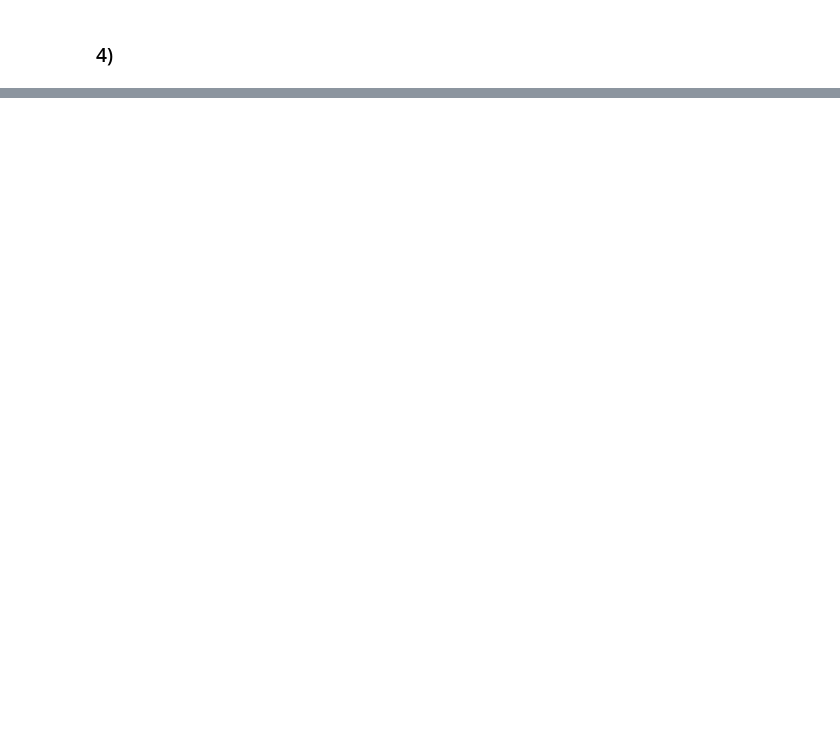
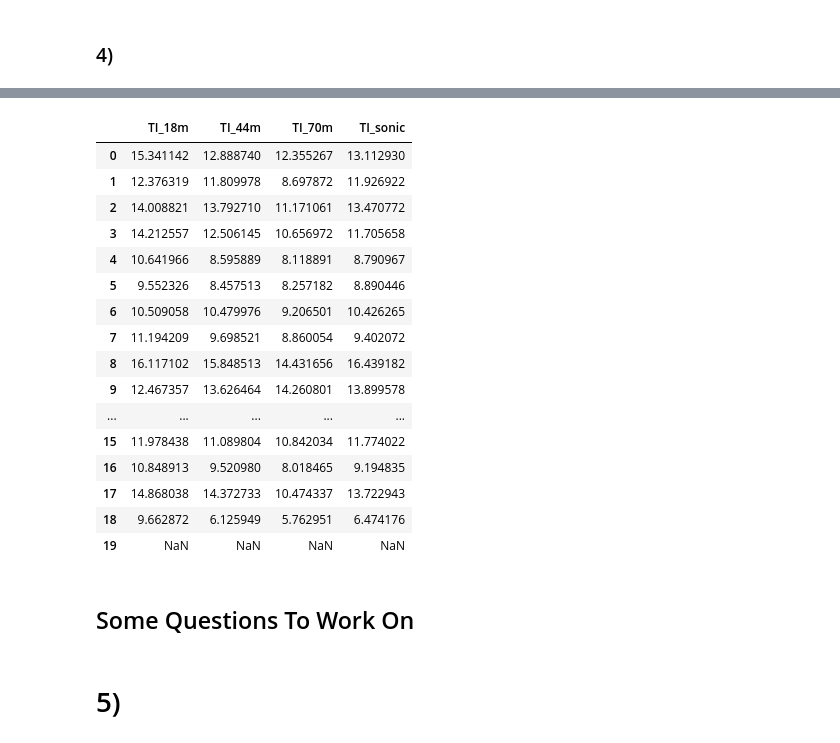
Before and after one commit to AlexDelBarco/WTMT, a Jupyter notebook: Lecture3/Data_Management_Class_Exercise_Start.ipynb, the cells around one changed output, grey strips where cells are left out. Cells and saved outputs as stored; diff of their text form; code cells hidden in the pictures; blank space fills up the shorter version.

```diff
--- a/Lecture3/Data_Management_Class_Exercise_Start.ipynb
+++ b/Lecture3/Data_Management_Class_Exercise_Start.ipynb
@@ -282,0 +362,30 @@ tryingm
+# %%
+WindData_10TI = pd.DataFrame(index=WindData_10std.index)
+WindData_10TI['TI_18m'] = (WindData_10std['Wsp_18m'] / WindData_10mean['Wsp_18m']) * 100
+WindData_10TI['TI_44m'] = (WindData_10std['Wsp_44m'] / WindData_10mean['Wsp_44m']) * 100
+WindData_10TI['TI_70m'] = (WindData_10std['Wsp_70m'] / WindData_10mean['Wsp_70m']) * 100
+WindData_10TI['TI_sonic'] = (WindData_10std['ins_hoe_speed'] / WindData_10mean['ins_hoe_speed']) * 100
+# %%
+WindData_10TI
+# %% [output]
+|  | TI_18m | TI_44m | TI_70m | TI_sonic |
+| 0 | 15.341142 | 12.888740 | 12.355267 | 13.112930 |
+| 1 | 12.376319 | 11.809978 | 8.697872 | 11.926922 |
+| 2 | 14.008821 | 13.792710 | 11.171061 | 13.470772 |
+| 3 | 14.212557 | 12.506145 | 10.656972 | 11.705658 |
+| 4 | 10.641966 | 8.595889 | 8.118891 | 8.790967 |
+| 5 | 9.552326 | 8.457513 | 8.257182 | 8.890446 |
+| 6 | 10.509058 | 10.479976 | 9.206501 | 10.426265 |
+| 7 | 11.194209 | 9.698521 | 8.860054 | 9.402072 |
+| 8 | 16.117102 | 15.848513 | 14.431656 | 16.439182 |
+| 9 | 12.467357 | 13.626464 | 14.260801 | 13.899578 |
+| ... | ... | ... | ... | ... |
+| 15 | 11.978438 | 11.089804 | 10.842034 | 11.774022 |
+| 16 | 10.848913 | 9.520980 | 8.018465 | 9.194835 |
+| 17 | 14.868038 | 14.372733 | 10.474337 | 13.722943 |
+| 18 | 9.662872 | 6.125949 | 5.762951 | 6.474176 |
+| 19 | NaN | NaN | NaN | NaN |
+# %% [markdown]
+## Some Questions To Work On
+# %% [markdown]
+# 5)
```
Also changed, not shown: parts of 9 cells of this notebook.
